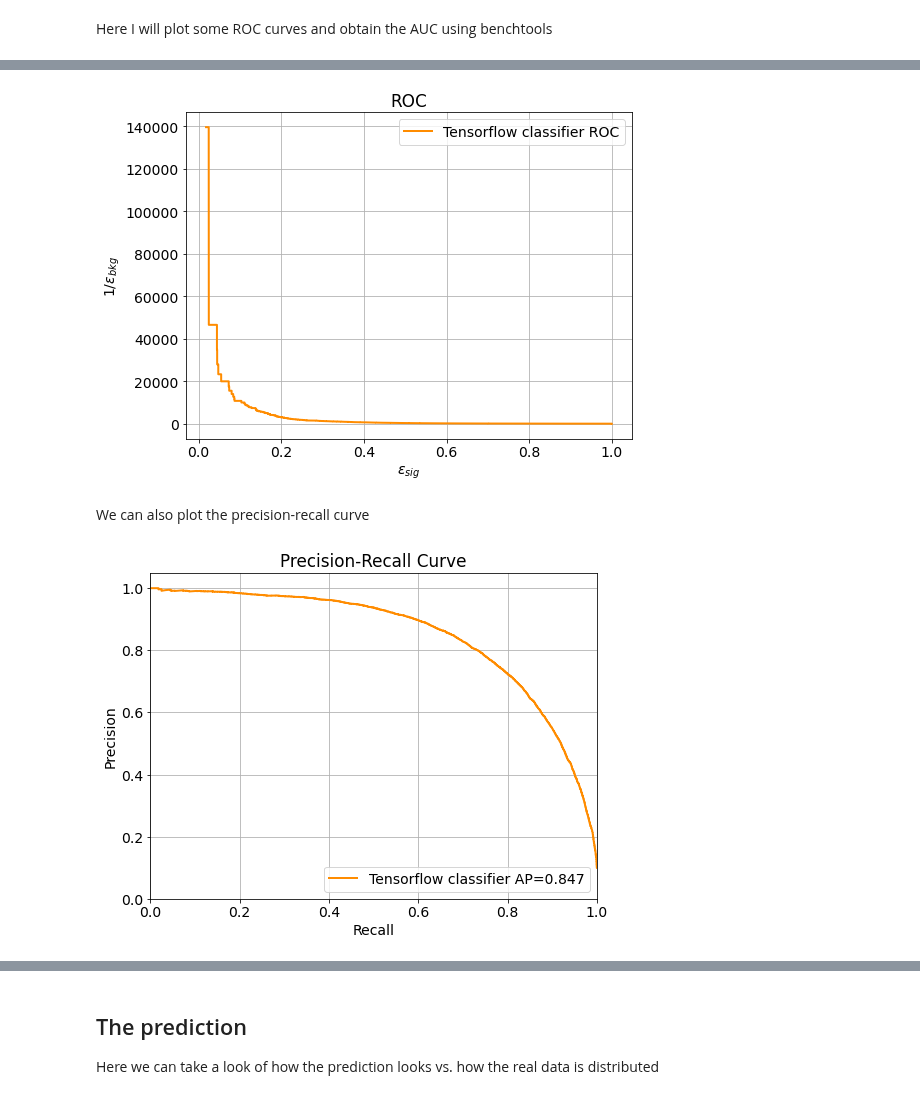
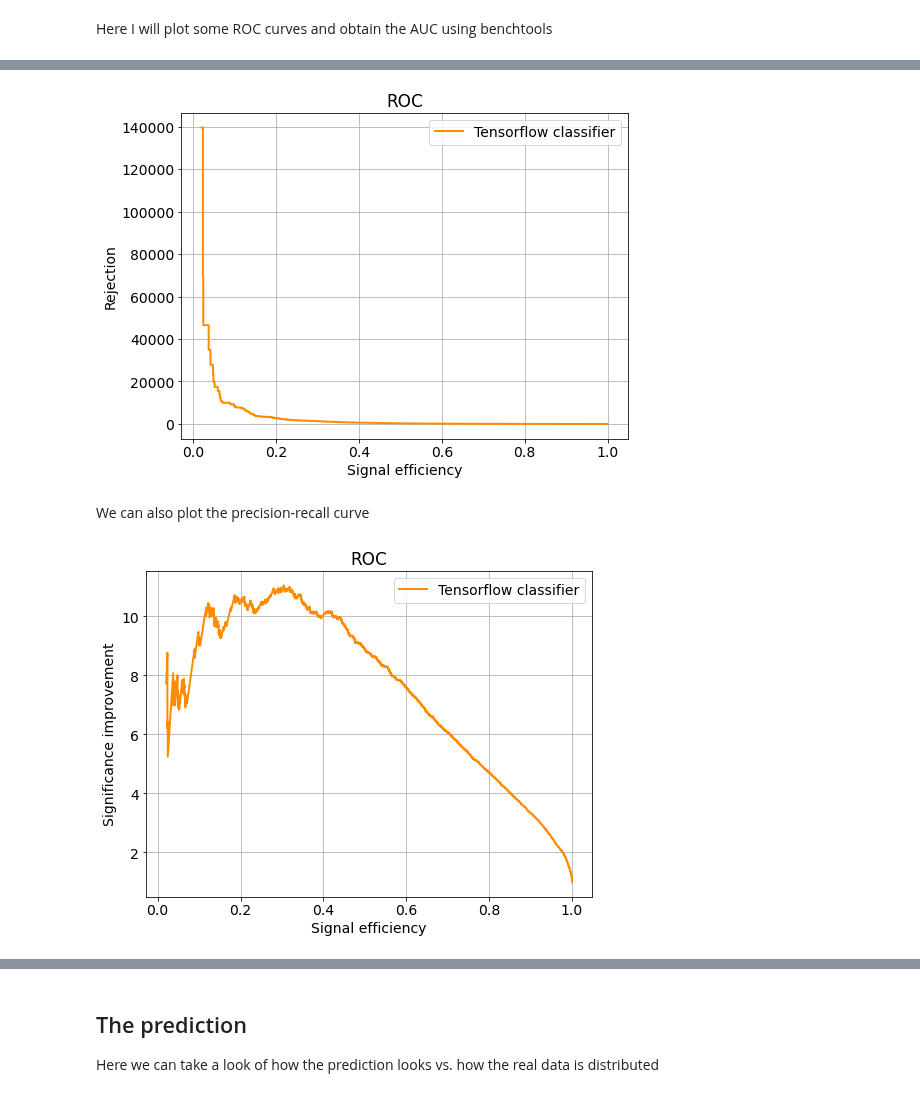
Before and after one commit to marianaiv/benchtools, a Jupyter notebook: notebooks/07.0-tensorflow-classificator.ipynb, the cells around one changed output, grey strips where cells are left out. Cells and saved outputs as stored; diff of their text form; code cells hidden in the pictures.

```diff
--- a/notebooks/07.0-tensorflow-classificator.ipynb
+++ b/notebooks/07.0-tensorflow-classificator.ipynb
@@ -199,16 +202,12 @@ plt.show()
 # %%
-from benchtools.src.metrictools import sig_eff_inv_bkg_eff
-
-sig_eff_inv_bkg_eff(names=['Tensorflow classifier'], label=y_test, probs=[y_prob], colors=['darkorange'])
+inverse_roc_plot(names=['Tensorflow classifier'], labels=y_test, probs=[y_prob])
 plt.show()
 # %% [output]
-[figure, old version]
+[figure, new version]
 # %% [markdown]
 We can also plot the precision-recall curve
 # %%
-from benchtools.src.metrictools import precision_recall_plot
-
-precision_recall_plot(names=['Tensorflow classifier'], label=y_test, probs=[y_prob], colors=['darkorange'])
+significance_plot(names=['Tensorflow classifier'], labels=y_test, probs=[y_prob])
 plt.show()
 # %% [output]
-[figure, old version]
+[figure, new version]
```
Also changed, not shown: parts of 17 cells of this notebook, 5 other files.
